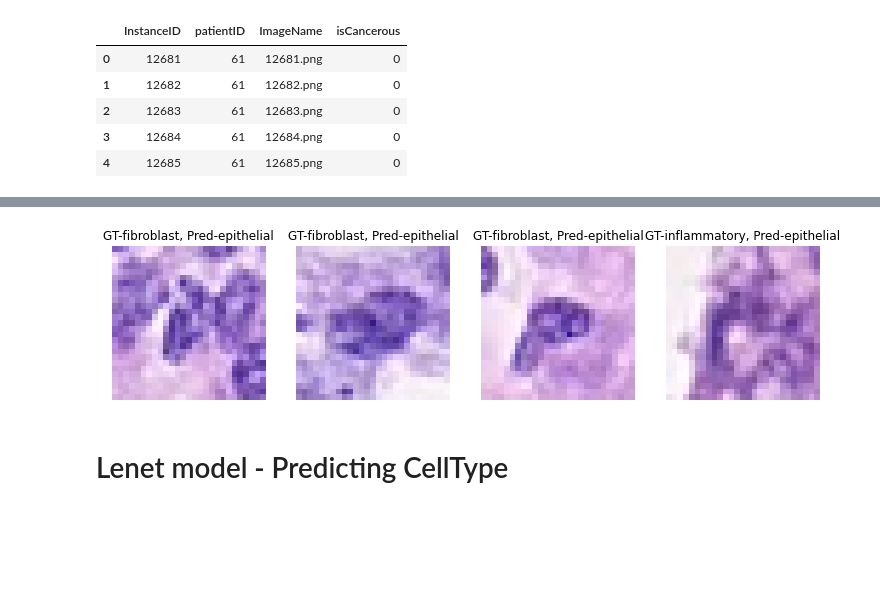
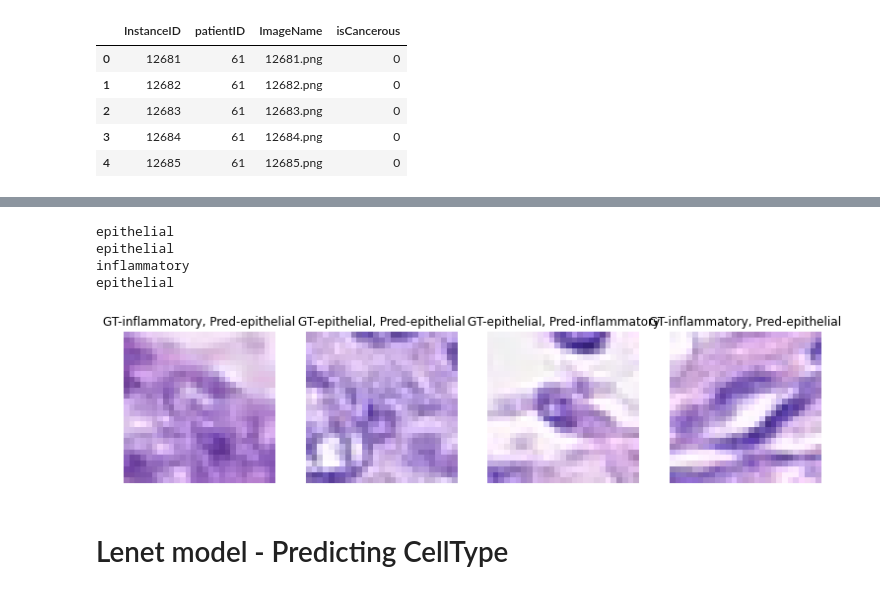
Before and after one commit to ngkarthi71/colon-cancer-analysis, a Jupyter notebook: colon_cancer_analysis.ipynb, the cells around one changed output, grey strips where cells are left out. Drawn from its saved outputs; the diff is of its cells as text; code cells hidden in the pictures; blank space fills up the shorter version.

```diff
--- a/colon_cancer_analysis.ipynb
+++ b/colon_cancer_analysis.ipynb
@@ -117,3 +62,0 @@ model.compile(optimizer='SGD',
-# %%
-train_data['isCancerous'] = train_data['isCancerous'].astype('str')
-val_data['isCancerous'] = val_data['isCancerous'].astype('str')
@@ -170,15 +81,0 @@ model.save("detect_cancer")
-# %%
-test_data['isCancerous'] = test_data['isCancerous'].astype('str')
-
-test_datagen = ImageDataGenerator(rescale=1./255, data_format='channels_last')
-
-batch_size = 1
-
-test_generator = test_datagen.flow_from_dataframe(
-        dataframe=test_data,
-        directory='./Image_classification_data/patch_images/',
-        x_col="ImageName",
-        y_col="isCancerous",
-        target_size=(27, 27),
-        batch_size=batch_size,
-        class_mode='categorical')
@@ -189,20 +82,3 @@ label_names = {'cancer' : 0, 'noCancer' : 1}
-# %%
-d_inv = {v: k for k, v in label_names.items()}
-plt.figure(figsize=(16,4))
-batches = 0
-for x,y in test_generator:
-        batches = batches + 1
-        y_hat = model.predict(x, verbose=0)
-        x = np.squeeze(x)
-        if batches < 5:
-            plt.subplot(1,5,batches)
-            plt.imshow(x)
-            plt.title("GT-{}, Pred-{}".format(d_inv[np.argmax(y[0])], d_inv[np.argmax(y_hat[0])] ))
-
-        else:
-            break
-
-        plt.axis('off')
 # %%
 colon_main.cellType.value_counts()
 # %% [output]
@@ -581,2 +458,4 @@ Found 10384 validated image filenames belonging to 4 classes.
+# %%
+cell_model1 = load_model("predict_celltype_extra")
 # %%
 cell_model1.evaluate(cell_predict_generator)
@@ -588,22 +464,27 @@ label_names = {'fibroblast': 0, 'inflammatory':1, 'epithelial': 2, 'others':3}
 # %%
 d_inv = {v: k for k, v in label_names.items()}
 plt.figure(figsize=(16,4))
 batches = 0
 for x,y in cell_predict_generator:
         batches = batches + 1
         y_hat = cell_model1.predict(x, verbose=0)
+
         x = np.squeeze(x)
         if batches < 5:
             plt.subplot(1,5,batches)
             plt.imshow(x)
             plt.title("GT-{}, Pred-{}".format(d_inv[np.argmax(y[0])], d_inv[np.argmax(y_hat[0])] ))
-
-        else:you syou
+            print(d_inv[np.argmax(y_hat[0])])
+        else:
             break
 
         plt.axis('off')
 # %% [output]
+epithelial
+epithelial
+inflammatory
+epithelial
-[figure, old version]
+[figure, new version]
 # %% [markdown]
 # Lenet model - Predicting CellType
 # %%
```
Also changed, not shown: parts of 29 cells of this notebook, 6 other files.
